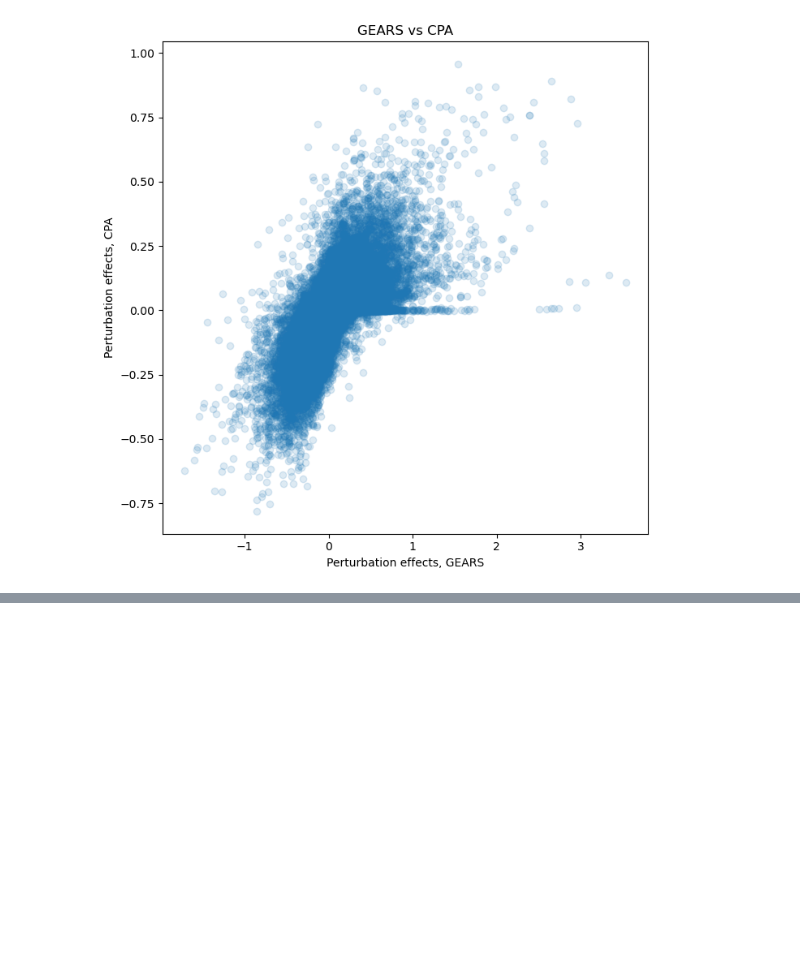
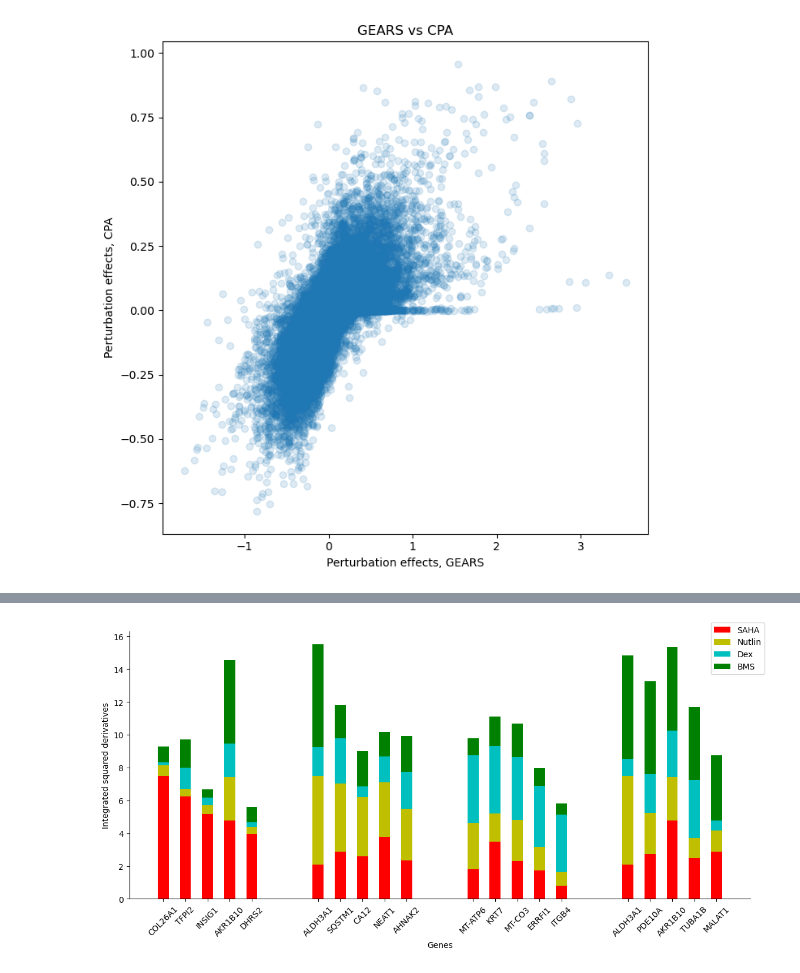
Before and after one commit to hwxing3259/GPerturb, a Jupyter notebook: numerical_examples/extra_figs.ipynb, the cells around one changed output, grey strips where cells are left out. Cells and saved outputs as stored; diff of their text form; code cells hidden in the pictures; blank space fills up the shorter version.

```diff
--- a/numerical_examples/extra_figs.ipynb
+++ b/numerical_examples/extra_figs.ipynb
@@ -644,0 +719,29 @@ plt.savefig('Norman_CPA_vs_GEARS_pert.png')
+# %%
+width = 0.5
+
+SAHA_id = ['COL26A1', 'TFPI2', 'INSIG1', 'AKR1B10', 'DHRS2']
+Nutlin_id = ['ALDH3A1', 'SQSTM1', 'CA12', 'NEAT1', 'AHNAK2']
+BMS_id = ['ALDH3A1', 'PDE10A', 'AKR1B10', 'TUBA1B', 'MALAT1']
+Dex_id = ['MT-ATP6', 'KRT7', 'MT-CO3', 'ERRFI1', 'ITGB4']
+
+
+total_list = SAHA_id + Nutlin_id + Dex_id + BMS_id
+
+fig, ax = plt.subplots()
+bottom = np.zeros(len(total_list))
+clr = ['r', 'y', 'c', 'g']
+for i, (drug, weight_count) in enumerate(derivatives_bar.items()):
+    p = ax.bar([0,1,2,3,4, 7,8,9,10,11, 14,15,16,17,18, 21,22,23,24,25], weight_count, width, label=drug, bottom=bottom, color=clr[i])
+    bottom += weight_count
+fig.legend(loc='upper right')
+
+ax.set_xticks([0,1,2,3,4, 7,8,9,10,11, 14,15,16,17,18, 21,22,23,24,25], total_list)
+ax.tick_params(axis='x', labelrotation=45)
+ax.spines['right'].set_visible(False)
+ax.spines['top'].set_visible(False)
+ax.set_ylabel('Integrated squared derivatives')
+ax.set_xlabel('Genes')
+fig.tight_layout()
+plt.gcf().set_size_inches(12, 6)
+# %% [output]
+[figure, added]
```
Also changed, not shown: parts of 4 cells of this notebook.
